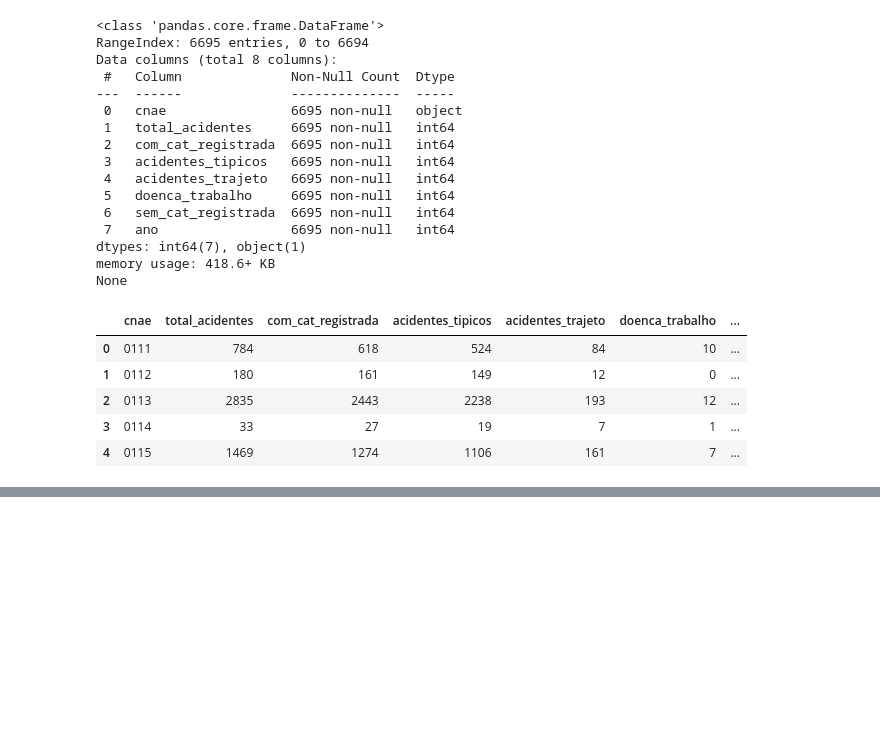
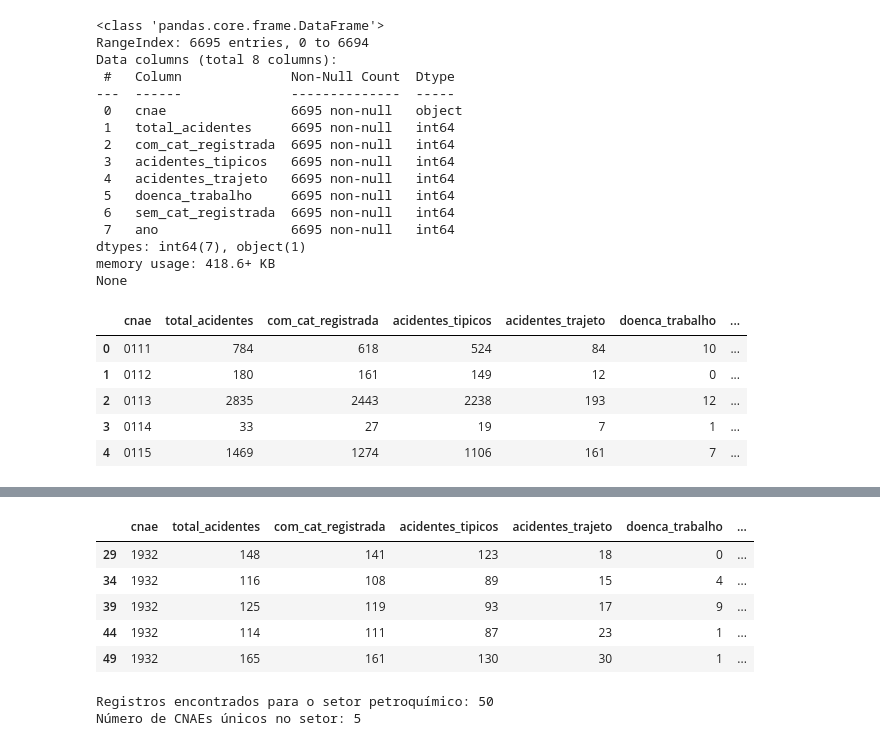
Before and after one commit to telmacarvalho/pi-4-univesp, a Jupyter notebook: tratamento_dados_pi_4.ipynb, the cells around one changed output, grey strips where cells are left out. Cells and saved outputs as stored; diff of their text form; code cells hidden in the pictures; blank space fills up the shorter version.

```diff
--- a/tratamento_dados_pi_4.ipynb
+++ b/tratamento_dados_pi_4.ipynb
@@ -268,0 +295,15 @@ df_consolidado.head()
+# %%
+df_petroquimico.tail()
+# %% [output]
+|  | cnae | total_acidentes | com_cat_registrada | acidentes_tipicos | acidentes_trajeto | doenca_trabalho | ... |
+| 29 | 1932 | 148 | 141 | 123 | 18 | 0 | ... |
+| 34 | 1932 | 116 | 108 | 89 | 15 | 4 | ... |
+| 39 | 1932 | 125 | 119 | 93 | 17 | 9 | ... |
+| 44 | 1932 | 114 | 111 | 87 | 23 | 1 | ... |
+| 49 | 1932 | 165 | 161 | 130 | 30 | 1 | ... |
+# %%
+print(f"Registros encontrados para o setor petroquímico: {df_petroquimico.shape[0]} ")
+print(f"Número de CNAEs únicos no setor: {df_petroquimico['cnae'].nunique()}")
+# %% [output]
+Registros encontrados para o setor petroquímico: 50
+Número de CNAEs únicos no setor: 5
```
Also changed, not shown: parts of 16 cells of this notebook.
